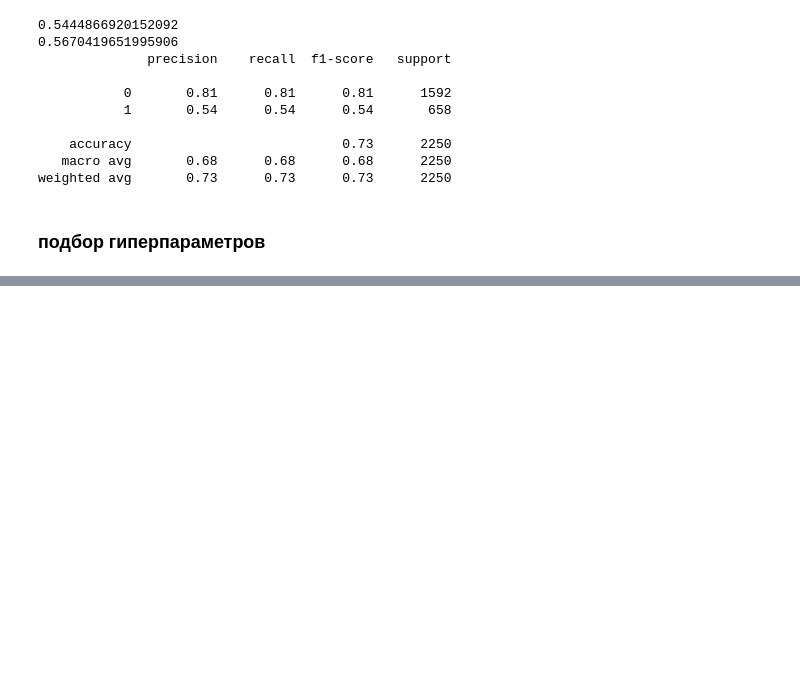
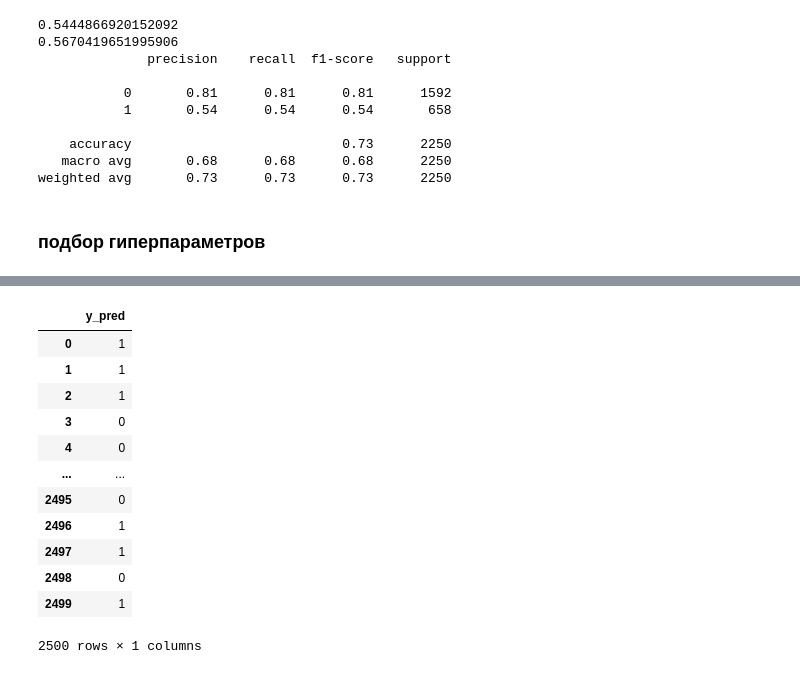
Before and after one commit to paldess/kursov_ml_2, a Jupyter notebook: PMakov_solution.ipynb, the cells around one changed output, grey strips where cells are left out. Saved outputs shown, nothing was run; the diff lists cells and outputs as text; code cells hidden in the pictures; blank space fills up the shorter version.

```diff
--- a/kursov.ipynb
+++ b/PMakov_solution.ipynb
@@ -467,0 +506,18 @@ data_test.drop(del_data, axis=1)
+# %%
+y_pred_test_data.to_csv('PMakov_predictions.csv', index=False)
+x = pd.read_csv('PMakov_predictions.csv')
+x
+# %% [output]
+|  | y_pred |
+| 0 | 1 |
+| 1 | 1 |
+| 2 | 1 |
+| 3 | 0 |
+| 4 | 0 |
+| ... | ... |
+| 2495 | 0 |
+| 2496 | 1 |
+| 2497 | 1 |
+| 2498 | 0 |
+| 2499 | 1 |
+2500 rows × 1 columns
```
Also changed, not shown: parts of 38 cells of this notebook, 1 other file.
